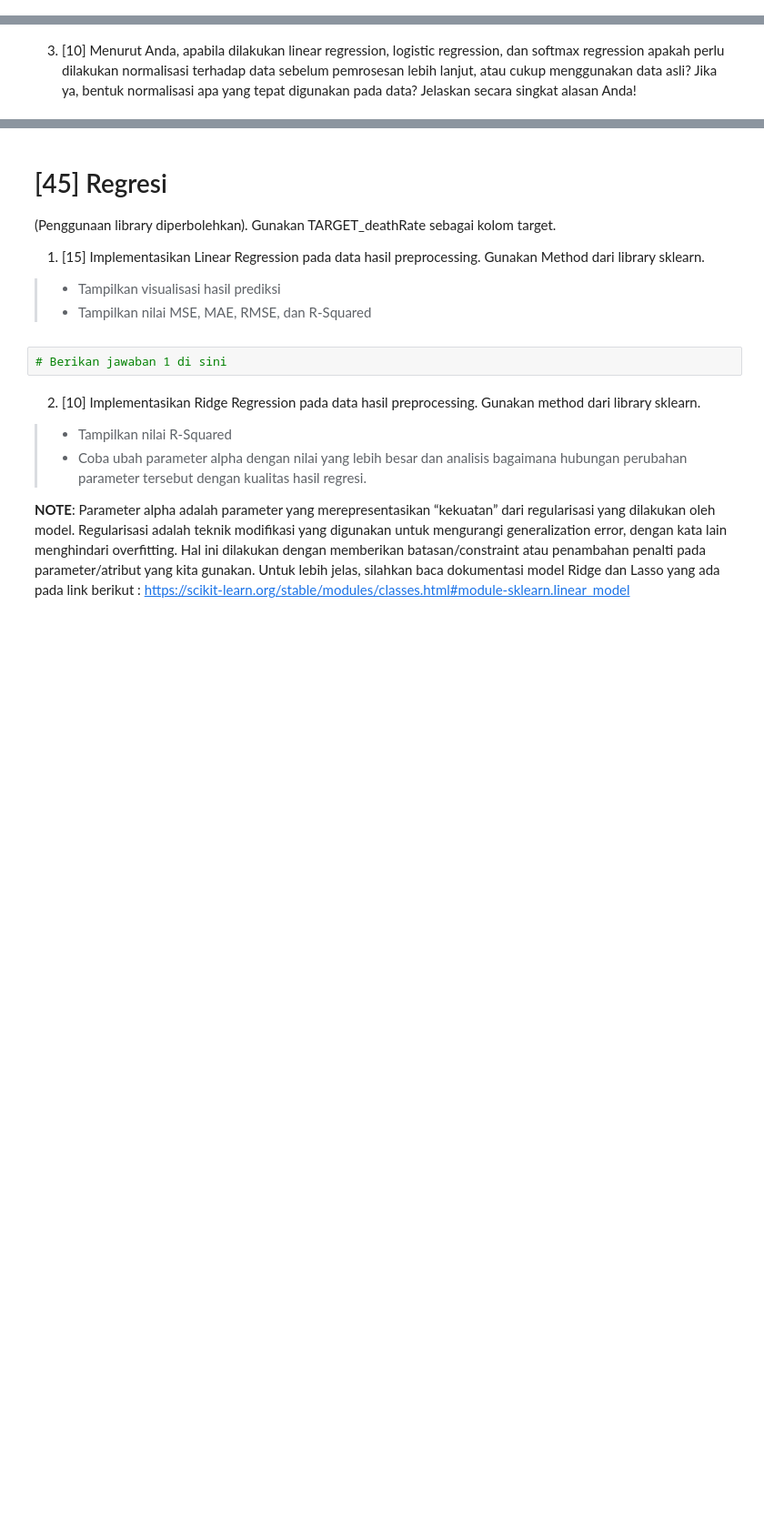
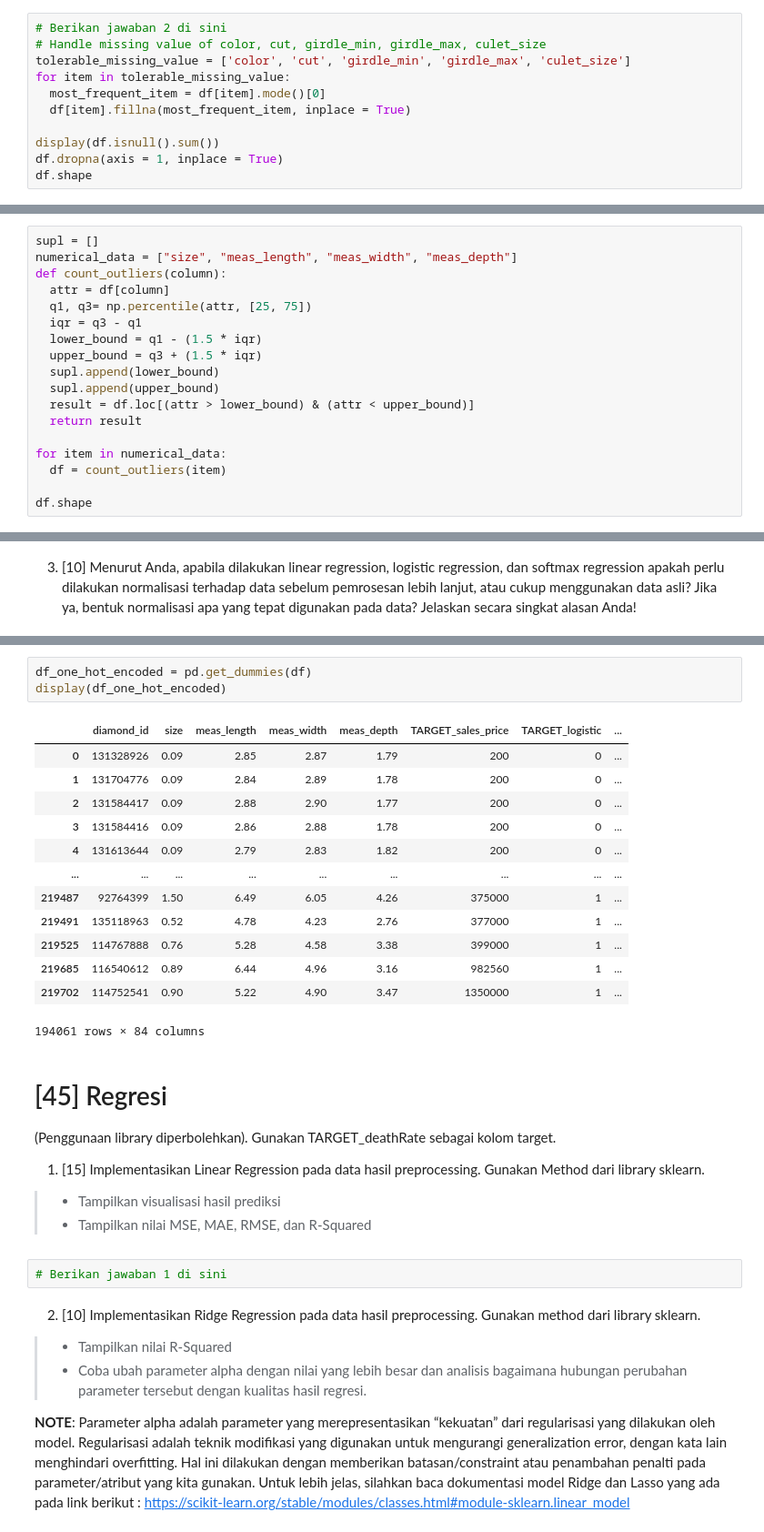
Before and after one commit to faisaladisoe/kasdd-tugas, a Jupyter notebook: Tugas 3/Tugas_3_KASDD.ipynb, the cells around one changed output, grey strips where cells are left out. Shown at 91% size. Drawn from its saved outputs; the diff is of its cells as text; blank space fills up the shorter version.

```diff
--- a/Tugas 3/Tugas_3_KASDD.ipynb
+++ b/Tugas 3/Tugas_3_KASDD.ipynb
@@ -121,0 +269,11 @@ df.head()
+# %%
+# Berikan jawaban 2 di sini
+# Handle missing value of color, cut, girdle_min, girdle_max, culet_size
+tolerable_missing_value = ['color', 'cut', 'girdle_min', 'girdle_max', 'culet_size']
+for item in tolerable_missing_value:
+  most_frequent_item = df[item].mode()[0]
+  df[item].fillna(most_frequent_item, inplace = True)
+
+display(df.isnull().sum())
+df.dropna(axis = 1, inplace = True)
+df.shape
@@ -121,0 +301,18 @@ df.head()
+# %%
+supl = []
+numerical_data = ["size", "meas_length", "meas_width", "meas_depth"]
+def count_outliers(column):
+  attr = df[column]
+  q1, q3= np.percentile(attr, [25, 75])
+  iqr = q3 - q1
+  lower_bound = q1 - (1.5 * iqr)
+  upper_bound = q3 + (1.5 * iqr)
+  supl.append(lower_bound)
+  supl.append(upper_bound)
+  result = df.loc[(attr > lower_bound) & (attr < upper_bound)]
+  return result
+
+for item in numerical_data:
+  df = count_outliers(item)
+
+df.shape
@@ -126,3 +326,20 @@ df.head()
+# %%
+df_one_hot_encoded = pd.get_dummies(df)
+display(df_one_hot_encoded)
+# %% [output]
+|  | diamond_id | size | meas_length | meas_width | meas_depth | TARGET_sales_price | TARGET_logistic | ... |
+| 0 | 131328926 | 0.09 | 2.85 | 2.87 | 1.79 | 200 | 0 | ... |
+| 1 | 131704776 | 0.09 | 2.84 | 2.89 | 1.78 | 200 | 0 | ... |
+| 2 | 131584417 | 0.09 | 2.88 | 2.90 | 1.77 | 200 | 0 | ... |
+| 3 | 131584416 | 0.09 | 2.86 | 2.88 | 1.78 | 200 | 0 | ... |
+| 4 | 131613644 | 0.09 | 2.79 | 2.83 | 1.82 | 200 | 0 | ... |
+| ... | ... | ... | ... | ... | ... | ... | ... | ... |
+| 219487 | 92764399 | 1.50 | 6.49 | 6.05 | 4.26 | 375000 | 1 | ... |
+| 219491 | 135118963 | 0.52 | 4.78 | 4.23 | 2.76 | 377000 | 1 | ... |
+| 219525 | 114767888 | 0.76 | 5.28 | 4.58 | 3.38 | 399000 | 1 | ... |
+| 219685 | 116540612 | 0.89 | 6.44 | 4.96 | 3.16 | 982560 | 1 | ... |
+| 219702 | 114752541 | 0.90 | 5.22 | 4.90 | 3.47 | 1350000 | 1 | ... |
+194061 rows × 84 columns
 # %% [markdown]
 # [45] Regresi
 (Penggunaan library diperbolehkan). Gunakan TARGET_deathRate sebagai kolom target.
```
Also changed, not shown: parts of 16 cells of this notebook.
